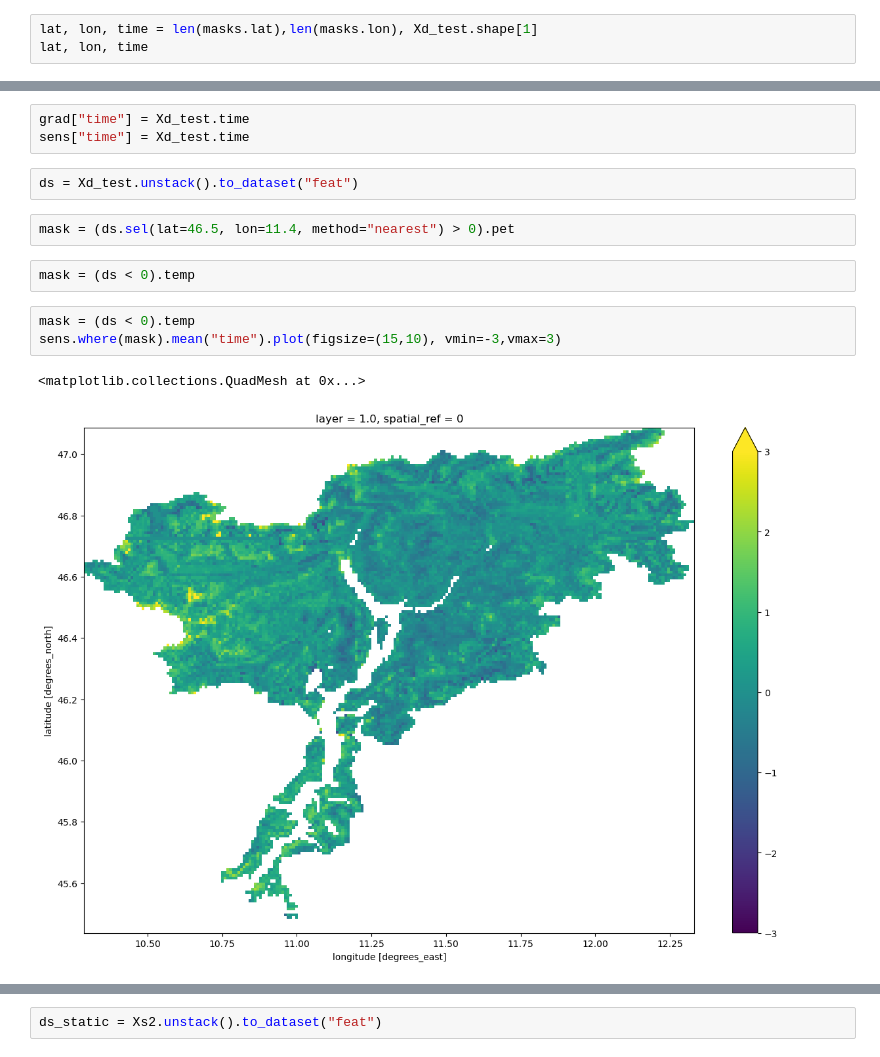
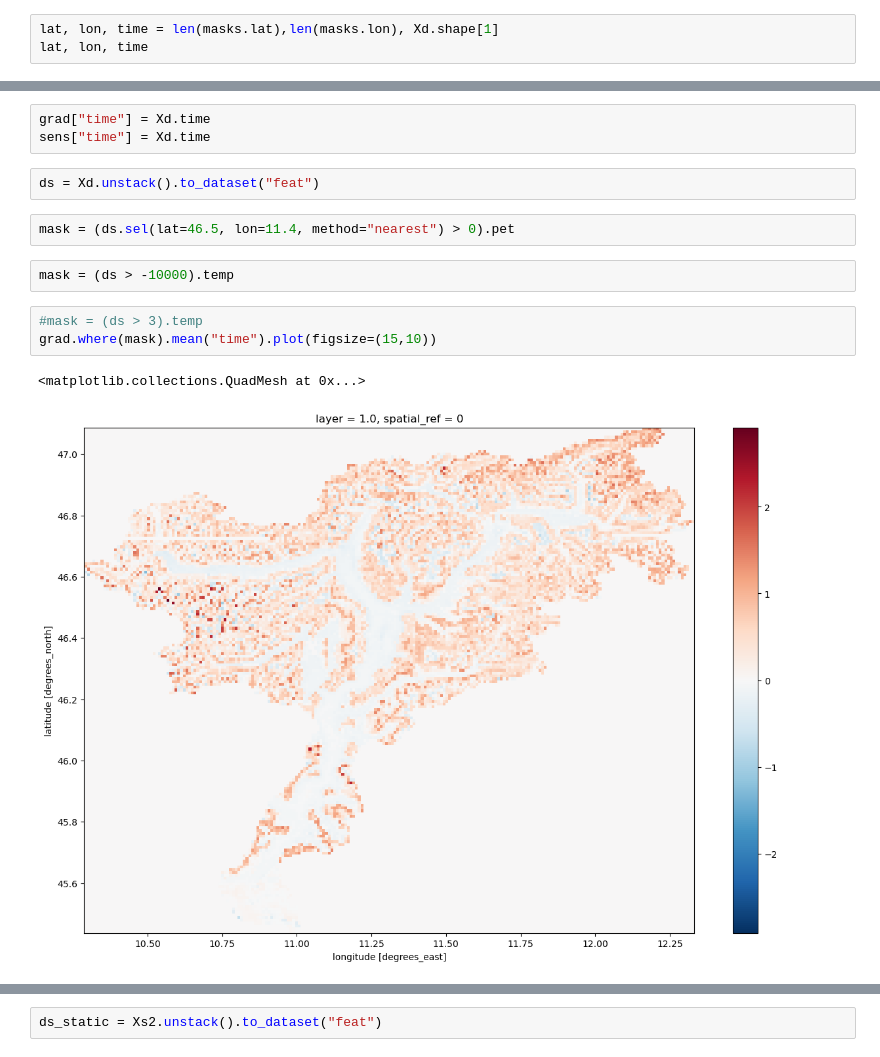
Before and after one commit to interTwin-eu/hython, a Jupyter notebook: demo/sensitivity_target.ipynb, the cells around one changed output, grey strips where cells are left out. Saved outputs shown, nothing was run; the diff lists cells and outputs as text.

```diff
--- a/demo/sensitivity_target.ipynb
+++ b/demo/sensitivity_target.ipynb
@@ -306,4 +307,4 @@ coords = read_from_zarr(COORDINATES_INPUT, group="y").sel(time=test_temporal_ran
 # %%
-lat, lon, time = len(masks.lat),len(masks.lon), Xd_test.shape[1]
+lat, lon, time = len(masks.lat),len(masks.lon), Xd.shape[1]
 lat, lon, time
 # %% [output]
@@ -324,20 +325,20 @@ grad, sens = prepare_for_plotting(
 # ts_compare(Xd_test.unstack().sel(feat="pet"),Xd_test.unstack().sel(feat="pet"),
 #                        label_1="grad", label_2 = "sensitivity", lat = [46.5], lon = [11.4])
 # %%
-grad["time"] = Xd_test.time
-sens["time"] = Xd_test.time
+grad["time"] = Xd.time
+sens["time"] = Xd.time
 # %%
-ds = Xd_test.unstack().to_dataset("feat")
+ds = Xd.unstack().to_dataset("feat")
 # %%
 mask = (ds.sel(lat=46.5, lon=11.4, method="nearest") > 0).pet
 # %%
-mask = (ds < 0).temp
+mask = (ds > -10000).temp
 # %%
-mask = (ds < 0).temp
-sens.where(mask).mean("time").plot(figsize=(15,10), vmin=-3,vmax=3)
+#mask = (ds > 3).temp
+grad.where(mask).mean("time").plot(figsize=(15,10))
 # %% [output]
 <matplotlib.collections.QuadMesh at 0x...>
-[figure, old version]
+[figure, new version]
 # %%
 sens.mean("time").plot.hist(bins=100);
 plt.yscale("log")
```
Also changed, not shown: parts of 30 cells of this notebook.
